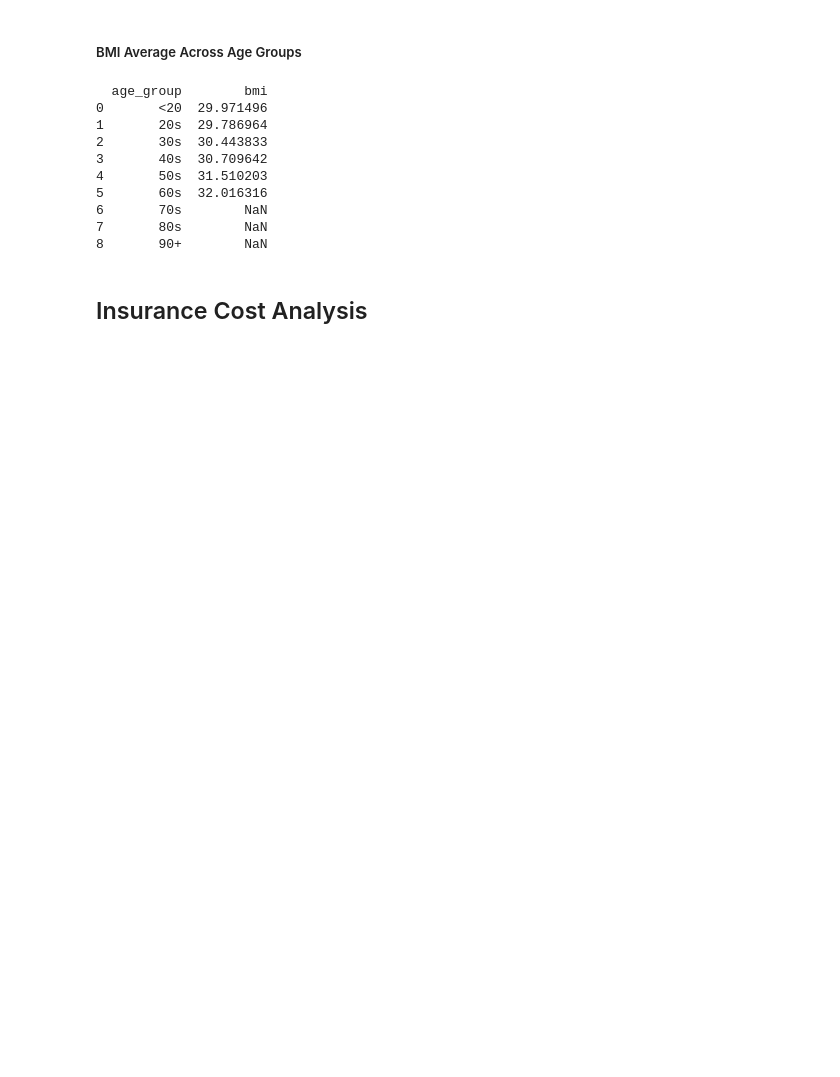
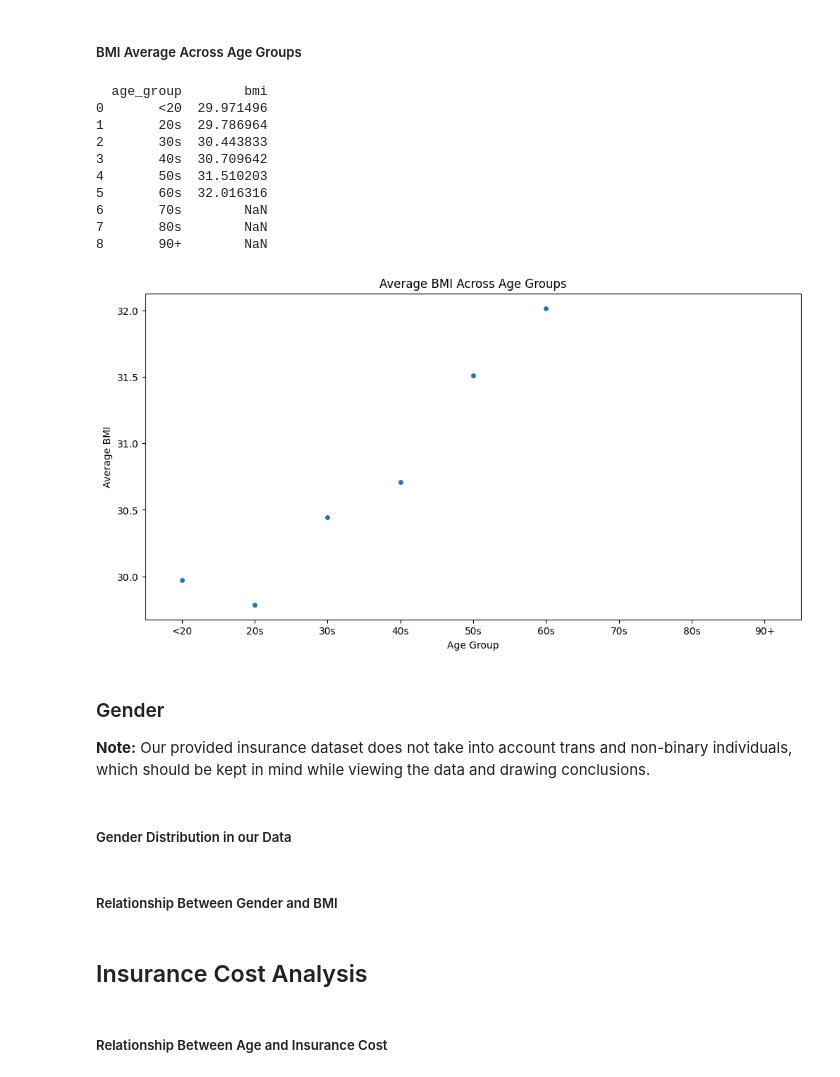
Before and after one commit to Evan-Roberts-808/U.S.-Medical-Insurance, a Jupyter notebook: us-medical-insurance-costs.ipynb, the cells around one changed output. Drawn from its saved outputs; the diff is of its cells as text; code cells hidden in the pictures; blank space fills up the shorter version.

Commit message:
add titles for each section

```diff
--- a/us-medical-insurance-costs.ipynb
+++ b/us-medical-insurance-costs.ipynb
@@ -117,5 +142,23 @@ print(average_bmi_by_age_group)
 6       70s        NaN
 7       80s        NaN
 8       90+        NaN
+# %%
+plt.figure(figsize=(12, 6))
+sns.swarmplot(x='age_group', y='bmi', data=average_bmi_by_age_group, size=5)
+plt.title('Average BMI Across Age Groups')
+plt.xlabel('Age Group')
+plt.ylabel('Average BMI')
+plt.show()
+# %% [output]
+[figure, added]
+# %% [markdown]
+### Gender
+<p><b>Note:</b> Our provided insurance dataset does not take into account trans and non-binary individuals, which should be kept in mind while viewing the data and drawing conclusions.</p>
+# %% [markdown]
+##### Gender Distribution in our Data
+# %% [markdown]
+##### Relationship Between Gender and BMI
 # %% [markdown]
 ## Insurance Cost Analysis
+# %% [markdown]
+##### Relationship Between Age and Insurance Cost
```
Also changed, not shown: parts of 19 cells of this notebook.
